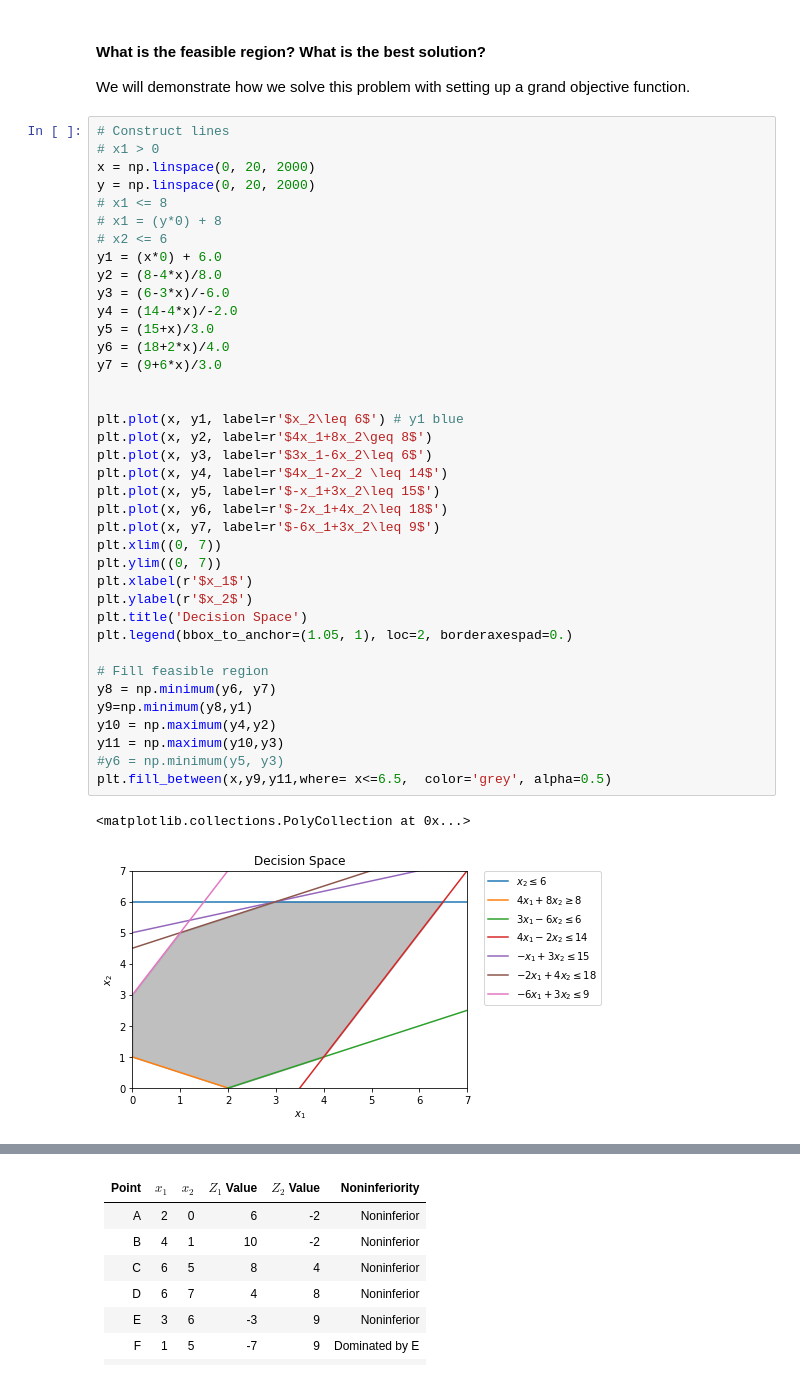
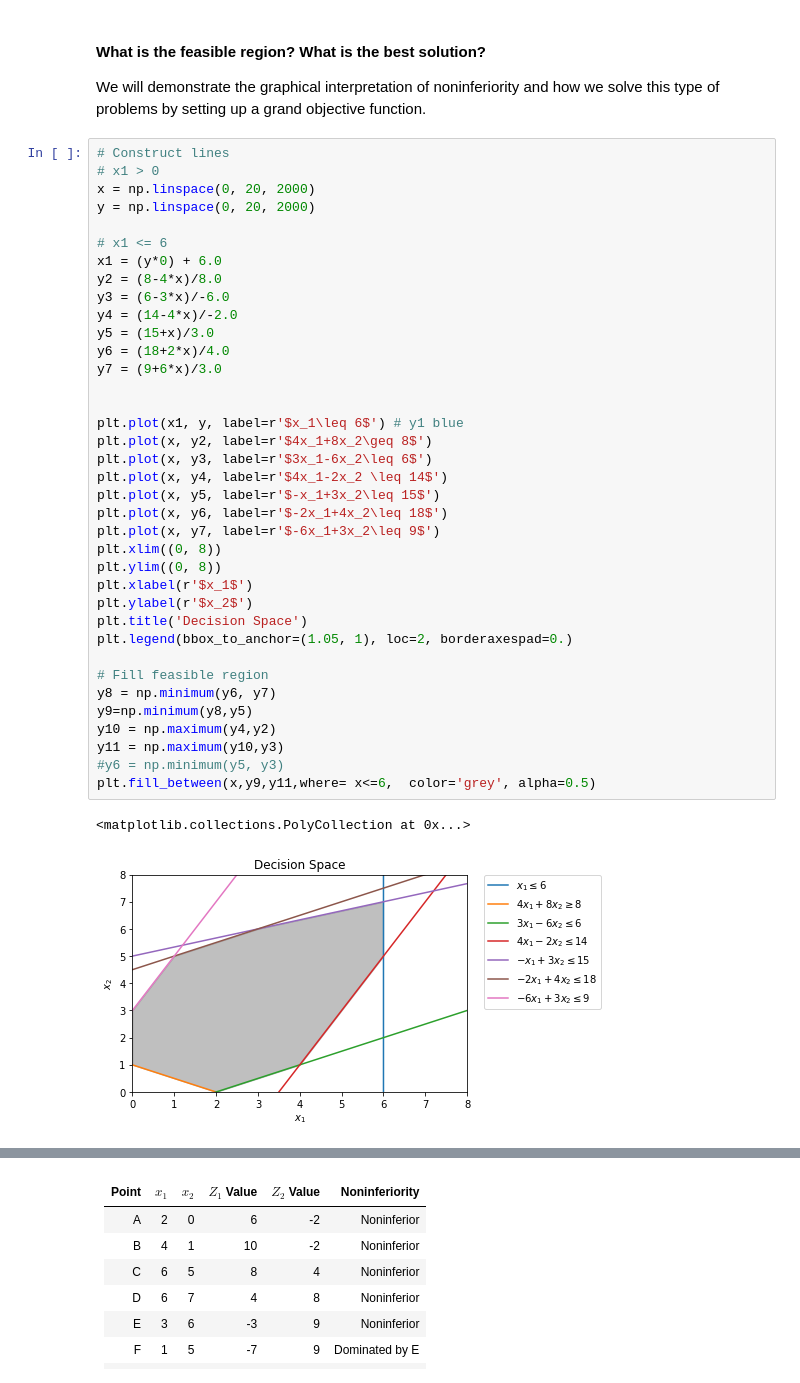
Before and after one commit to ekontou/CEE201, a Jupyter notebook: Multi-ObjectiveProblem.ipynb, the cells around one changed output, grey strips where cells are left out. Drawn from its saved outputs; the diff is of its cells as text.

Commit message:
Lecture17
Graphical Interpretation of Multi-Objective LP & Solution Methods

```diff
--- a/Multi-ObjectiveProblem.ipynb
+++ b/Multi-ObjectiveProblem.ipynb
@@ -28,48 +29,47 @@ $x_1 \geq 0$ \
 $x_2 \geq 0$
 # %% [markdown]
 #### What is the feasible region?  What is the best solution?
-We will demonstrate how we solve this problem with setting up a grand objective function.
+We will demonstrate the graphical interpretation of noninferiority and how we solve this type of problems by setting up a grand objective function.
 # %%
 # Construct lines
 # x1 > 0
 x = np.linspace(0, 20, 2000)
 y = np.linspace(0, 20, 2000)
-# x1 <= 8
-# x1 = (y*0) + 8
-# x2 <= 6
-y1 = (x*0) + 6.0
+
+# x1 <= 6
+x1 = (y*0) + 6.0
 y2 = (8-4*x)/8.0
 y3 = (6-3*x)/-6.0
 y4 = (14-4*x)/-2.0
 y5 = (15+x)/3.0
 y6 = (18+2*x)/4.0
 y7 = (9+6*x)/3.0
 
 
-plt.plot(x, y1, label=r'$x_2\leq 6$') # y1 blue
+plt.plot(x1, y, label=r'$x_1\leq 6$') # y1 blue
 plt.plot(x, y2, label=r'$4x_1+8x_2\geq 8$')
 plt.plot(x, y3, label=r'$3x_1-6x_2\leq 6$')
 plt.plot(x, y4, label=r'$4x_1-2x_2 \leq 14$')
 plt.plot(x, y5, label=r'$-x_1+3x_2\leq 15$')
 plt.plot(x, y6, label=r'$-2x_1+4x_2\leq 18$')
 plt.plot(x, y7, label=r'$-6x_1+3x_2\leq 9$')
-plt.xlim((0, 7))
-plt.ylim((0, 7))
+plt.xlim((0, 8))
+plt.ylim((0, 8))
 plt.xlabel(r'$x_1$')
 plt.ylabel(r'$x_2$')
 plt.title('Decision Space')
 plt.legend(bbox_to_anchor=(1.05, 1), loc=2, borderaxespad=0.)
 
 # Fill feasible region
 y8 = np.minimum(y6, y7)
-y9=np.minimum(y8,y1)
+y9=np.minimum(y8,y5)
 y10 = np.maximum(y4,y2)
 y11 = np.maximum(y10,y3)
 #y6 = np.minimum(y5, y3)
-plt.fill_between(x,y9,y11,where= x<=6.5,  color='grey', alpha=0.5)
+plt.fill_between(x,y9,y11,where= x<=6,  color='grey', alpha=0.5)
 # %% [output]
 <matplotlib.collections.PolyCollection at 0x...>
-[figure, old version]
+[figure, new version]
 # %% [markdown]
 Determine the corner points of the feasible region above.
 
```
Also changed, not shown: parts of 8 cells of this notebook, 1 other file.
